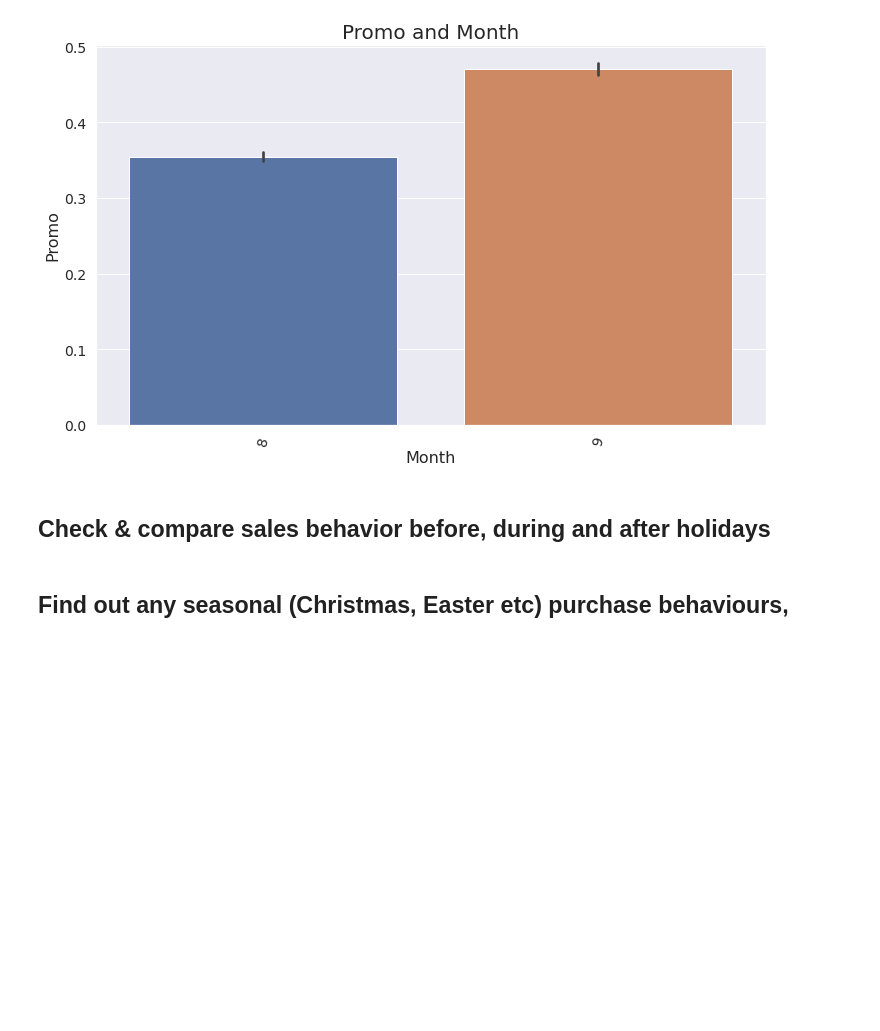
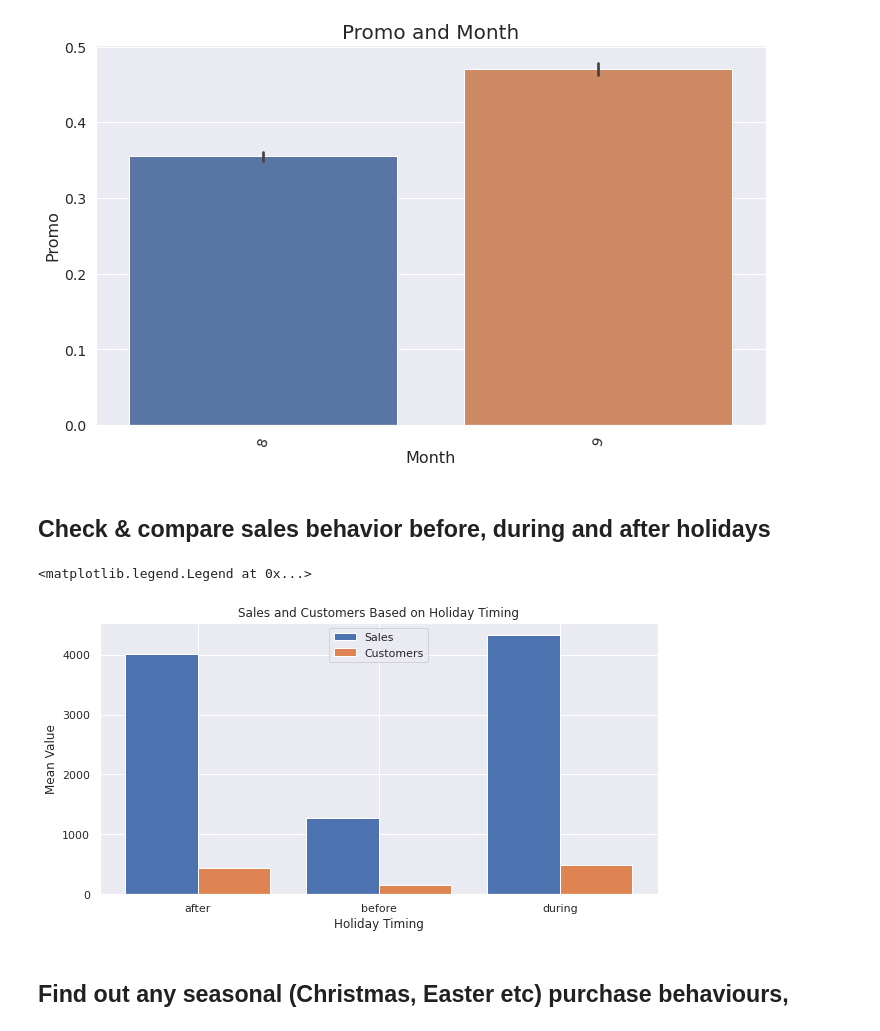
Before and after one commit to abel-blue/pharmaceutical-sales-prediction, a Jupyter notebook: notebooks/data_exploration.ipynb, the cells around one changed output. Cells and saved outputs as stored; diff of their text form; code cells hidden in the pictures; blank space fills up the shorter version.

Commit message:
added comparison b/n sales and holidays

```diff
--- a/notebooks/data_exploration.ipynb
+++ b/notebooks/data_exploration.ipynb
@@ -121,3 +121,18 @@ exploration.plot_bar(test_store, 'Month', 'Promo', 'Promo and Month', 'Month', '
 [figure]
 # %% [markdown]
 ## Check & compare sales behavior before, during and after holidays
+# %%
+state_holiday_list = train_data['StateHoliday'].values.tolist()
+def modify_holiday_list(holiday_list:list) -> list:
+    new_index = ["neither"] * len(holiday_list)
+    for index , value in enumerate(holiday_list):
+        if value == 'a': #public holiday
+            affect_list(new_index, 3, 1, index)
+        elif value == 'b': #Easter
+            affect_list(new_index, 10, 50, index)
+        elif value == 'c': # christmas
+            affect_list(new_index, 5, 12, index)
+        else:
+            pass
+
+    return new_index
@@ -124,3 +158,24 @@ exploration.plot_bar(test_store, 'Month', 'Promo', 'Promo and Month', 'Month', '
+# %%
+sales_timing_list = modify_holiday_list(state_holiday_list)
+timing_added_df = train_data.loc[:,['Sales','Customers']]
+timing_added_df['HolidayTiming'] = sales_timing_list
+grouped_timing = timing_added_df.groupby('HolidayTiming').agg(
+    {'Sales': 'mean', 'Customers': 'mean'})
+grouped_timing = grouped_timing.iloc[:3, :]
+
+plt.figure(figsize=(10,5))
+X_axis = np.arange(len(grouped_timing.index))
+plt.bar(X_axis - 0.2, grouped_timing['Sales'], 0.4, label='Sales')
+plt.bar(X_axis + 0.2, grouped_timing['Customers'], 0.4, label='Customers')
+
+plt.xticks(X_axis, grouped_timing.index)
+plt.xlabel("Holiday Timing")
+plt.ylabel("Mean Value")
+plt.title("Sales and Customers Based on Holiday Timing")
+plt.legend()
+# %% [output]
+<matplotlib.legend.Legend at 0x...>
+[figure, added]
 # %% [markdown]
 ## Find out any seasonal (Christmas, Easter etc) purchase behaviours,
 # %% [markdown]
```
Also changed, not shown: parts of 1 cell of this notebook.
